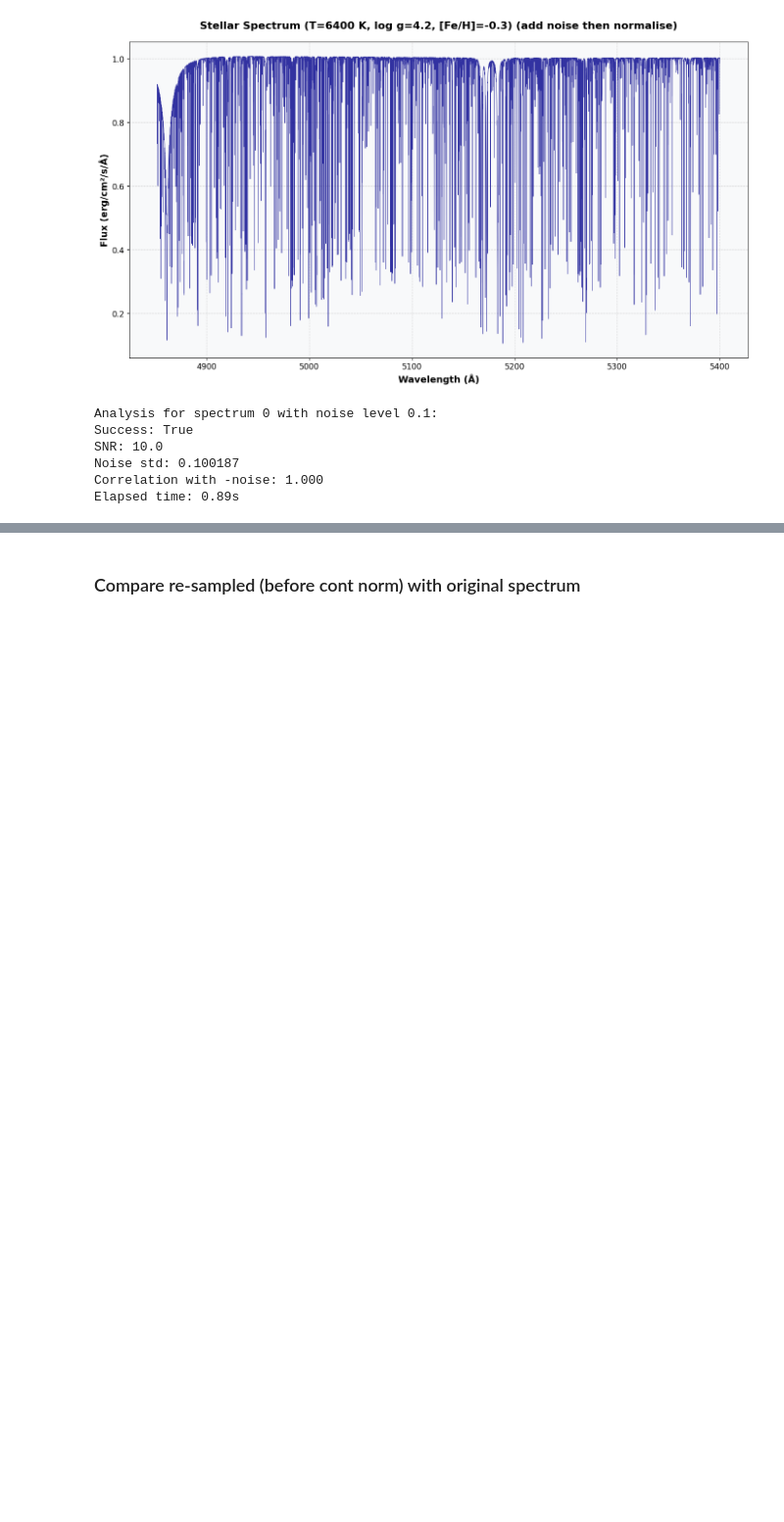
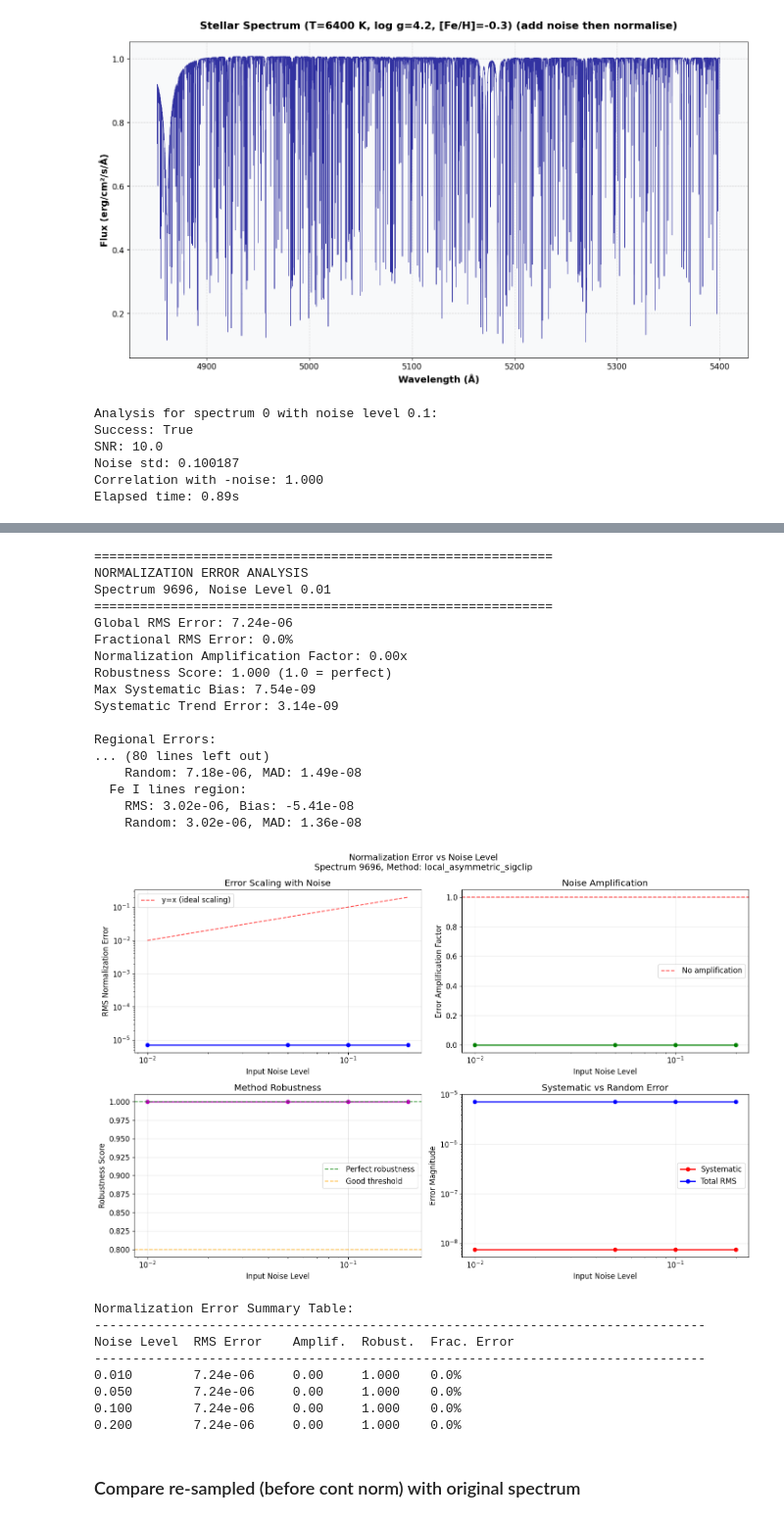
Before and after one commit to mkim0029/WEAVE_Pristine, a Jupyter notebook: preprocessing/testing/spectrum_plotting.ipynb, the cells around one changed output, grey strips where cells are left out. Shown at 98% size. Cells and saved outputs as stored; diff of their text form; code cells hidden in the pictures; blank space fills up the shorter version.

```diff
--- a/preprocessing/testing/spectrum_plotting.ipynb
+++ b/preprocessing/testing/spectrum_plotting.ipynb
@@ -879,3 +1467,34 @@ Elapsed time: 0.89s
+# %%
+# Compare specific noise levels
+results = compare_normalization_errors(19393//2, "local_asymmetric_sigclip",
+                                     noise_levels=[0.01, 0.05, 0.1, 0.2])
+# %% [output]
+============================================================
+NORMALIZATION ERROR ANALYSIS
+Spectrum 9696, Noise Level 0.01
+============================================================
+Global RMS Error: 7.24e-06
+Fractional RMS Error: 0.0%
+Normalization Amplification Factor: 0.00x
+Robustness Score: 1.000 (1.0 = perfect)
+Max Systematic Bias: 7.54e-09
+Systematic Trend Error: 3.14e-09
+
+Regional Errors:
+... (80 lines left out)
+    Random: 7.18e-06, MAD: 1.49e-08
+  Fe I lines region:
+    RMS: 3.02e-06, Bias: -5.41e-08
+    Random: 3.02e-06, MAD: 1.36e-08
+[figure, added]
+Normalization Error Summary Table:
+--------------------------------------------------------------------------------
+Noise Level  RMS Error    Amplif.  Robust.  Frac. Error
+--------------------------------------------------------------------------------
+0.010        7.24e-06     0.00     1.000    0.0%
+0.050        7.24e-06     0.00     1.000    0.0%
+0.100        7.24e-06     0.00     1.000    0.0%
+0.200        7.24e-06     0.00     1.000    0.0%
 # %% [markdown]
 ### Compare re-sampled (before cont norm) with original spectrum
 # %%
```
Also changed, not shown: parts of 9 cells of this notebook.
